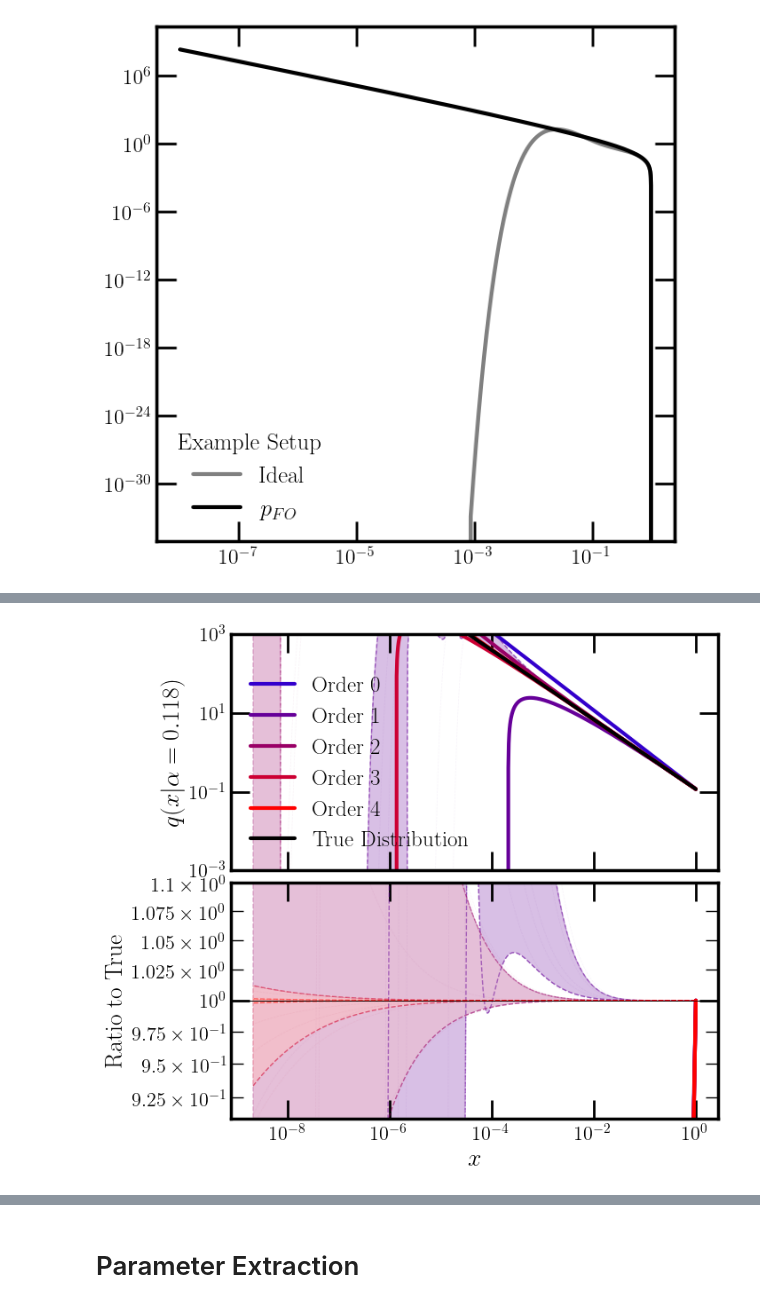
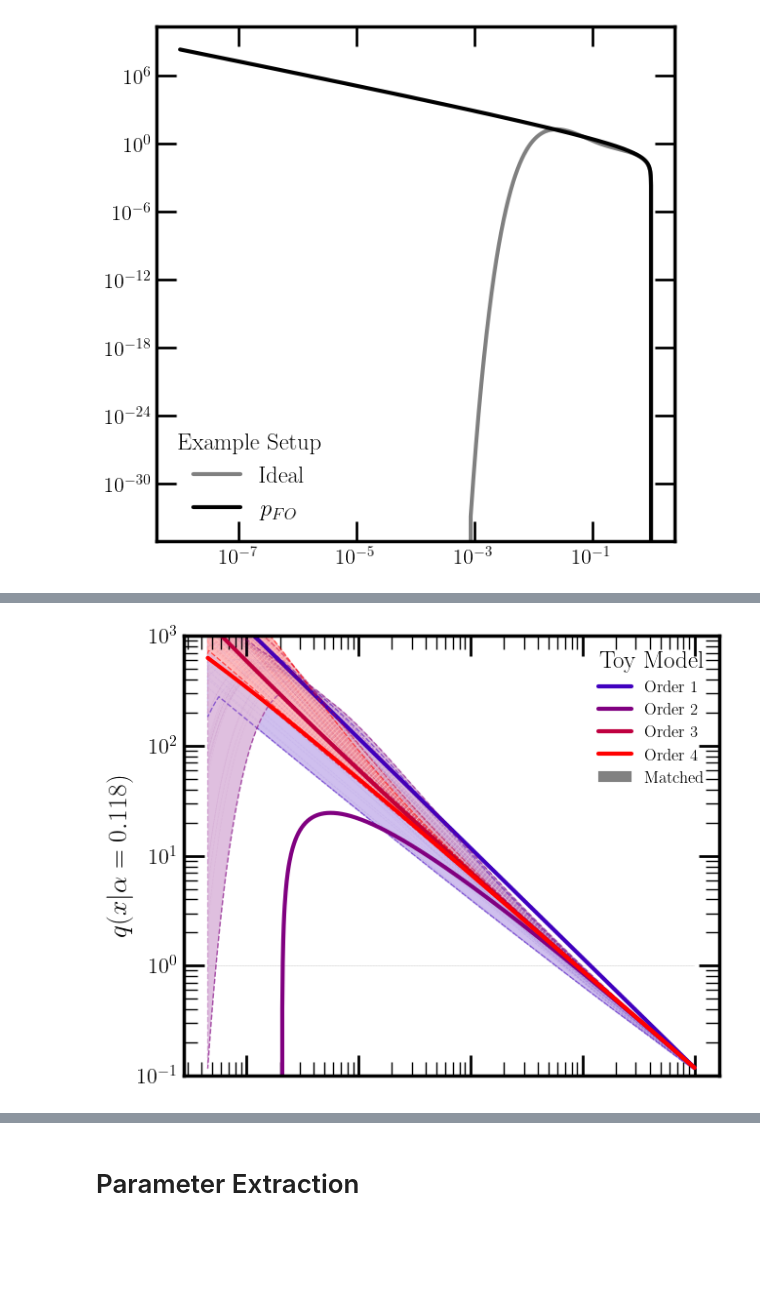
Before and after one commit to rikab/RDF, a Jupyter notebook: jax/exponential.ipynb, the cells around one changed output, grey strips where cells are left out. Drawn from its saved outputs; the diff is of its cells as text; code cells hidden in the pictures; blank space fills up the shorter version.

Commit message:
exponential

```diff
--- a/jax/exponential.ipynb
+++ b/jax/exponential.ipynb
@@ -94,10 +94,17 @@ def p_t(t, alpha, params):
 
 def matching_coeffs(p_t, M, N):
 
+    # There has to be *some* perturbative info!
+    if M == 0:
+        raise ValueError("M must be greater than 0")
+
+
     p_mn = taylor_expand_2d(p_t, 0.0, 0.0, M, N)
     P_mn = integrate_taylor_polynomial(p_mn)
 
+    # print("p_mn")
     # print_polynomial(p_mn)
+    # print("P_mn")
     # print_polynomial(P_mn)
     # print("")
 
@@ -106,7 +113,8 @@ def matching_coeffs(p_t, M, N):
     p_mn_reduced, m_star, n_star, p_star = reduce_order(p_mn)
     p_mn_reduced = p_mn_reduced.at[0, 0].set(0.0)
 
-    p_matched = log_match(-p_mn_reduced, M - m_star, N-n_star)
+    p_matched = log_match(-p_mn_reduced, M, N)
+    # p_matched = log_match(-p_mn_reduced, M - m_star, N-n_star)
     P_matched = log_match(P_mn, M, N)
 
     # print("p_matched")
@@ -120,7 +128,7 @@ def matching_coeffs(p_t, M, N):
     g_star = jnp.zeros((M+1, N+1))
     g_star = g_star.at[m_star, n_star].set(-p_star)
 
-    return g_mn[:,:N], g_star
+    return g_mn, g_star
 
 
 # g_mn_matched, g_star = matching_coeffs(exponential_distribution, 1, 1)
@@ -207,11 +331,16 @@ for order in range(5):
 # %%
 fig, ax = newplot("full", subplot_array=(2, 1), sharex=True)
 
+colors = [0]
 
-for order in range(5):
 
-    o = (order+1) / 5
+for order in range(1,max_order):
+
+    o = (order) / (max_order-1)
     colors.append((o, 0, 1 - o))
+
+
+for order in range(1, max_order):
     ax[0].plot(t, p_order_N(t, 0.118, order), label=f"Order {order}", color = colors[order],)
 
 
@@ -224,21 +353,23 @@ for order in range(5):
 
 
     mean = np.nanmean(data[order], axis = 1)
-    std = np.nanstd(data[order], axis = 1)
+    # std = np.nanstd(data[order], axis = 1)
+    plus = np.nanmax(data[order], axis = 1)
+    minus = np.nanmin(data[order], axis = 1)
 
     # plt.plot(t, mean, color = colors[order], linestyle = "--", label = f"Order {order} Mean")
-    ax[0].plot(t, mean - std, color = colors[order], linestyle = "--", alpha = 0.5, lw = 1)
-    ax[0].plot(t, mean + std, color = colors[order], linestyle = "--", alpha = 0.5, lw = 1)
-    ax[0].fill_between(t, mean - std, mean + std, color = "white", alpha = 0.99, ls = "--")
-    ax[0].fill_between(t, mean - std, mean + std, color = colors[order], alpha = 0.25, ls = "--")
+    ax[0].plot(t, minus, color = colors[order], linestyle = "--", alpha = 0.5, lw = 1)
+    ax[0].plot(t, plus, color = colors[order], linestyle = "--", alpha = 0.5, lw = 1)
+    ax[0].fill_between(t, minus, plus, color = "white", alpha = 0.99, ls = "--")
+    ax[0].fill_between(t, minus, plus, color = colors[order], alpha = 0.25, ls = "--")
     # ax[0].plot(t, mean, color = colors[order], linestyle = "--")
 
 
     # ax[1].plot(t, mean / exponential_distribution(t, 0.118, None), color = colors[order], linestyle = "--")
-    ax[1].plot(t, (mean - std) / exponential_distribution(t, 0.118, None), color = colors[order], linestyle = "--", alpha = 0.5, lw = 1)
-    ax[1].plot(t, (mean + std) / exponential_distribution(t, 0.118, None), color = colors[order], linestyle = "--", alpha = 0.5, lw = 1)
-    ax[1].fill_between(t, (mean - std) / exponential_distribution(t, 0.118, None), (mean + std) / exponential_distribution(t, 0.118, None), color = "white", alpha = 0.99, ls = "--")
-    ax[1].fill_between(t, (mean - std) / exponential_distribution(t, 0.118, None), (mean + std) / exponential_distribution(t, 0.118, None), color = colors[order], alpha = 0.25, ls = "--")
+    ax[1].plot(t, (minus) / exponential_distribution(t, 0.118, None), color = colors[order], linestyle = "--", alpha = 0.5, lw = 1)
+    ax[1].plot(t, (plus) / exponential_distribution(t, 0.118, None), color = colors[order], linestyle = "--", alpha = 0.5, lw = 1)
+    ax[1].fill_between(t, (minus) / exponential_distribution(t, 0.118, None), (plus) / exponential_distribution(t, 0.118, None), color = "white", alpha = 0.99, ls = "--")
+    ax[1].fill_between(t, (minus) / exponential_distribution(t, 0.118, None), (plus) / exponential_distribution(t, 0.118, None), color = colors[order], alpha = 0.25, ls = "--")
 
 
     ax[1].plot(t, p_order_N(t, 0.118, order) / exponential_distribution(t, 0.118, None), color = colors[order],)
@@ -275,10 +406,13 @@ fig, ax = newplot("full", subplot_array=(2, 1), sharex=True)
 
 xs = x_from_t(t)
 
-for order in range(5):
 
-    o = (order+1) / 5
-    colors.append((o, 0, 1 - o))
+# set ax[0] to take up the whole space
+
+for order in range(1, max_order):
+
+    print("Order" , order)
+
     ax[0].plot(xs, p_order_N(t, 0.118, order) / xs, label=f"Order {order}", color = colors[order],)
 
 
@@ -288,35 +422,47 @@ for order in range(5):
         ax[0].plot(xs, data[order, :,trial] / xs , color = colors[order], linestyle = "--", alpha = 0.05, lw = 0.5)
         ax[1].plot(xs, data[order, :,trial] / exponential_distribution(t, 0.118, None) , color = colors[order], linestyle = "--", alpha = 0.05, lw = 0.5)
 
+        integral = jnp.trapz(data[order, :,trial], t)
+        # print(data[order, :,trial])
+        print(integral)
+
+
 
     mean = np.nanmean(data[order], axis = 1) / xs
+    plus = np.nanmax(data[order], axis = 1) / xs
+    minus = np.nanmin(data[order], axis = 1) / xs
+
+
     std = np.nanstd(data[order], axis = 1) / xs
 
     # plt.plot(t, mean, color = colors[order], linestyle = "--", label = f"Order {order} Mean")
-    ax[0].plot(xs, mean - std, color = colors[order], linestyle = "--", alpha = 0.5, lw = 1)
-    ax[0].plot(xs, mean + std, color = colors[order], linestyle = "--", alpha = 0.5, lw = 1)
-    ax[0].fill_between(xs, mean - std, mean + std, color = "white", alpha = 0.99, ls = "--")
-    ax[0].fill_between(xs, mean - std, mean + std, color = colors[order], alpha = 0.25, ls = "--")
+    ax[0].plot(xs, plus, color = colors[order], linestyle = "--", alpha = 0.5, lw = 1)
+    ax[0].plot(xs, minus, color = colors[order], linestyle = "--", alpha = 0.5, lw = 1)
+    ax[0].fill_between(xs, minus, plus, color = "white", alpha = 0.99, ls = "--")
+    ax[0].fill_between(xs, minus, plus, color = colors[order], alpha = 0.25, ls = "--")
     # ax[0].plot(t, mean, color = colors[order], linestyle = "--")
 
 
     # ax[1].plot(t, mean / exponential_distribution(t, 0.118, None), color = colors[order], linestyle = "--")
-    ax[1].plot(xs, (mean - std) / exponential_distribution(t, 0.118, None)* xs, color = colors[order], linestyle = "--", alpha = 0.5, lw = 1)
-    ax[1].plot(xs, (mean + std) / exponential_distribution(t, 0.118, None)* xs, color = colors[order], linestyle = "--", alpha = 0.5, lw = 1)
-    ax[1].fill_between(xs, (mean - std) / exponential_distribution(t, 0.118, None) * xs, (mean + std) / exponential_distribution(t, 0.118, None)* xs, color = "white", alpha = 0.99, ls = "--")
-    ax[1].fill_between(xs, (mean - std) / exponential_distribution(t, 0.118, None)* xs, (mean + std) / exponential_distribution(t, 0.118, None)* xs, color = colors[order], alpha = 0.25, ls = "--")
+    ax[1].plot(xs, (minus) / exponential_distribution(t, 0.118, None)* xs, color = colors[order], linestyle = "--", alpha = 0.5, lw = 1)
+    ax[1].plot(xs, (plus) / exponential_distribution(t, 0.118, None)* xs, color = colors[order], linestyle = "--", alpha = 0.5, lw = 1)
+    ax[1].fill_between(xs, (minus) / exponential_distribution(t, 0.118, None) * xs, (plus) / exponential_distribution(t, 0.118, None)* xs, color = "white", alpha = 0.99, ls = "--")
+    ax[1].fill_between(xs, (minus) / exponential_distribution(t, 0.118, None)* xs, (plus) / exponential_distribution(t, 0.118, None)* xs, color = colors[order], alpha = 0.25, ls = "--")
 
 
-    ax[1].plot(xs, p_order_N(t, 0.118, order) / exponential_distribution(t, 0.118, None)* xs, color = colors[order],)
+    ax[1].plot(xs, p_order_N(t, 0.118, order) / exponential_distribution(t, 0.118, None), color = colors[order],)
     ax[1].axhline(1, color = "black", linestyle = "-", lw = 0.5)
 
-ax[0].plot(xs, exponential_distribution(t, 0.118, None)/ xs, label="True Distribution", color = "Black")
+# ax[0].plot(xs, exponential_distribution(t, 0.118, None)/ xs, label="True", color = "Black")
+
+# Add shaded to legend
+ax[0].fill_between(xs, np.ones_like(xs), np.ones_like(xs), color = "grey", alpha = 0.99, ls = "--", label = "Matched", lw = 0.1)
 
 
-ax[0].legend(loc = "lower left")
+ax[0].legend(loc = "upper right", fontsize = 12, title = "Toy Model")
 
 ax[0].set_yscale("log")
-ax[1].set_yscale("log")
+# ax[1].set_yscale("log")
 ax[0].set_xscale("log")
 
 ax[1].set_xlabel(r"$x$")
@@ -326,6 +472,10 @@ ax[1].set_ylabel("Ratio to True")
 # Decrease margin between subplots
 plt.subplots_adjust(hspace = 0.05)
 
-ax[0].set_ylim(1e-3, 1e3)
+ax[0].set_ylim(1e-1, 1e3)
 ax[1].set_ylim(1/1.1, 1.1)
+
+fig.delaxes(ax[1])
+# set ax[0] height
+fig.set_figheight(12)
 # %% [output]
@@ -334 +500 @@ ax[1].set_ylim(1/1.1, 1.1)
-[figure, old version]
+[figure, new version]
```
Also changed, not shown: parts of 6 cells of this notebook, 4 other files.
